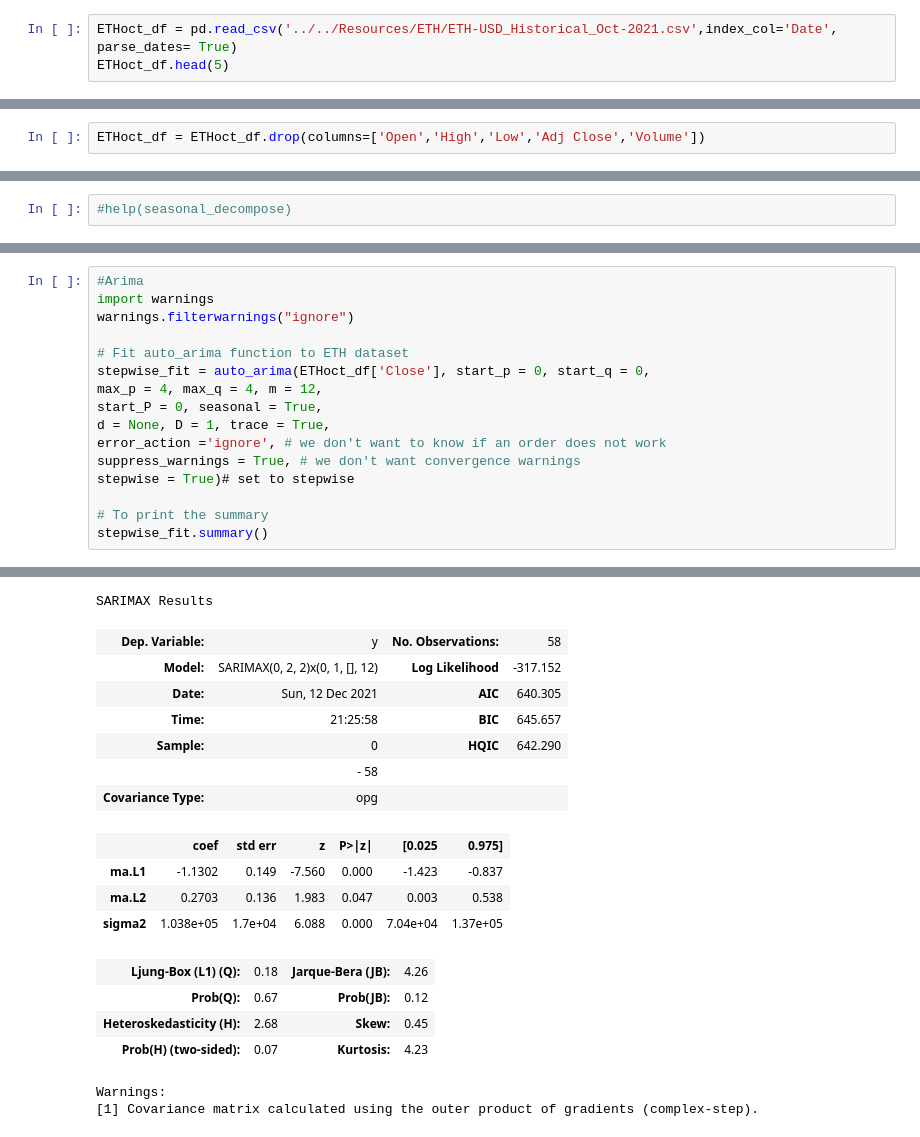
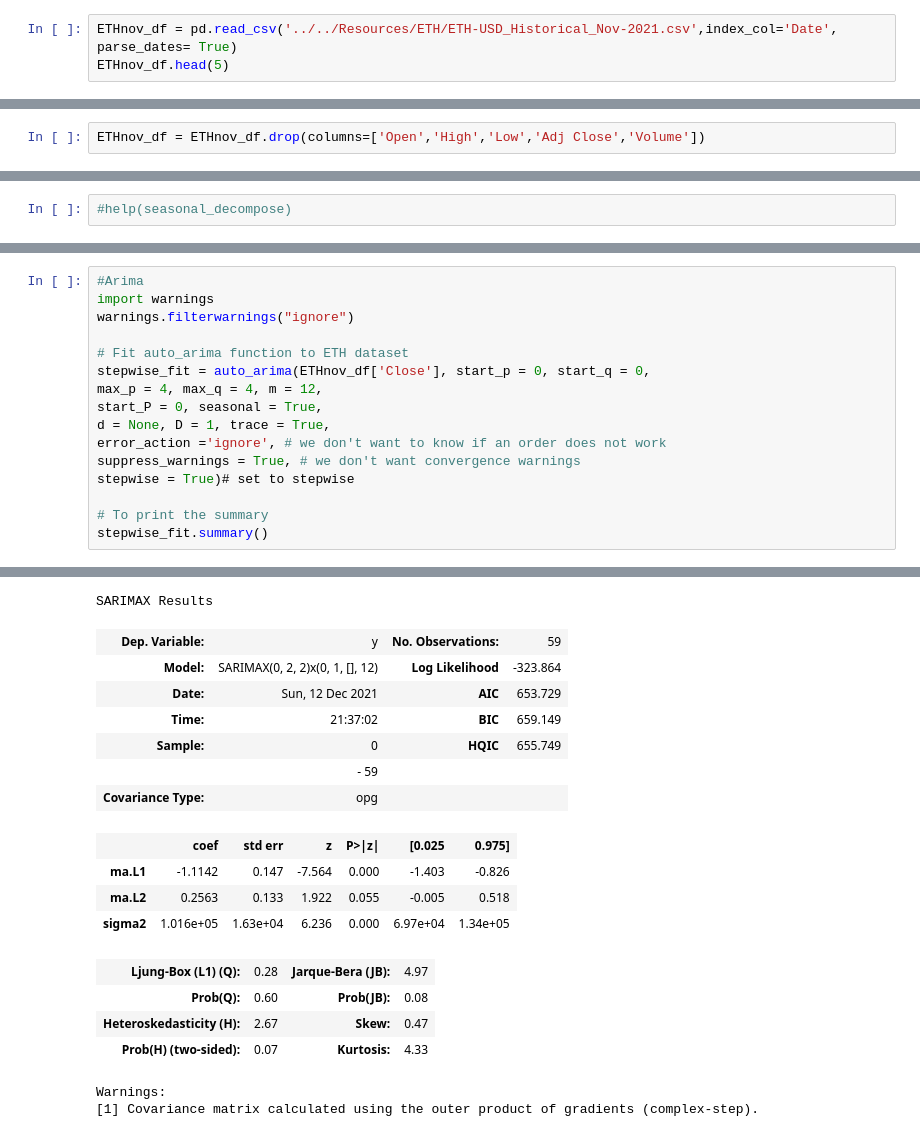
Before and after one commit to dmayo0317/project4, a Jupyter notebook: Notebooks/ETH/ETH_Nov.ipynb, the cells around one changed output, grey strips where cells are left out. Cells and saved outputs as stored; diff of their text form.

```diff
--- a/Notebooks/ETH/ETH_Nov.ipynb
+++ b/Notebooks/ETH/ETH_Nov.ipynb
@@ -15,8 +15,8 @@ import matplotlib.dates as mdates
 from datetime import datetime, timedelta
 import matplotlib.pylab as plt
 # %%
-ETHoct_df = pd.read_csv('../../Resources/ETH/ETH-USD_Historical_Oct-2021.csv',index_col='Date', parse_dates= True)
-ETHoct_df.head(5)
+ETHnov_df = pd.read_csv('../../Resources/ETH/ETH-USD_Historical_Nov-2021.csv',index_col='Date', parse_dates= True)
+ETHnov_df.head(5)
 # %% [output]
 |  | Open | High | Low | Close | Adj Close | Volume |
 | Date |  |  |  |  |  |  |
@@ -36,5 +36,5 @@ Adj Close    float64
 Volume       float64
 dtype: object
 # %%
-ETHoct_df = ETHoct_df.drop(columns=['Open','High','Low','Adj Close','Volume'])
+ETHnov_df = ETHnov_df.drop(columns=['Open','High','Low','Adj Close','Volume'])
 # %%
@@ -72,7 +72,7 @@ import warnings
 warnings.filterwarnings("ignore")
 
 # Fit auto_arima function to ETH dataset
-stepwise_fit = auto_arima(ETHoct_df['Close'], start_p = 0, start_q = 0,
+stepwise_fit = auto_arima(ETHnov_df['Close'], start_p = 0, start_q = 0,
 max_p = 4, max_q = 4, m = 12,
 start_P = 0, seasonal = True,
 d = None, D = 1, trace = True,
@@ -106,19 +103,19 @@ Total fit time: 2.815 seconds
 SARIMAX Results
-| Dep. Variable: | y | No. Observations: | 58 |
-| Model: | SARIMAX(0, 2, 2)x(0, 1, [], 12) | Log Likelihood | -317.152 |
-| Date: | Sun, 12 Dec 2021 | AIC | 640.305 |
-| Time: | 21:25:58 | BIC | 645.657 |
-| Sample: | 0 | HQIC | 642.290 |
-|  | - 58 |  |  |
+| Dep. Variable: | y | No. Observations: | 59 |
+| Model: | SARIMAX(0, 2, 2)x(0, 1, [], 12) | Log Likelihood | -323.864 |
+| Date: | Sun, 12 Dec 2021 | AIC | 653.729 |
+| Time: | 21:37:02 | BIC | 659.149 |
+| Sample: | 0 | HQIC | 655.749 |
+|  | - 59 |  |  |
 | Covariance Type: | opg |  |  |
 |  | coef | std err | z | P>|z| | [0.025 | 0.975] |
-| ma.L1 | -1.1302 | 0.149 | -7.560 | 0.000 | -1.423 | -0.837 |
-| ma.L2 | 0.2703 | 0.136 | 1.983 | 0.047 | 0.003 | 0.538 |
-| sigma2 | 1.038e+05 | 1.7e+04 | 6.088 | 0.000 | 7.04e+04 | 1.37e+05 |
+| ma.L1 | -1.1142 | 0.147 | -7.564 | 0.000 | -1.403 | -0.826 |
+| ma.L2 | 0.2563 | 0.133 | 1.922 | 0.055 | -0.005 | 0.518 |
+| sigma2 | 1.016e+05 | 1.63e+04 | 6.236 | 0.000 | 6.97e+04 | 1.34e+05 |
-| Ljung-Box (L1) (Q): | 0.18 | Jarque-Bera (JB): | 4.26 |
-| Prob(Q): | 0.67 | Prob(JB): | 0.12 |
-| Heteroskedasticity (H): | 2.68 | Skew: | 0.45 |
-| Prob(H) (two-sided): | 0.07 | Kurtosis: | 4.23 |
+| Ljung-Box (L1) (Q): | 0.28 | Jarque-Bera (JB): | 4.97 |
+| Prob(Q): | 0.60 | Prob(JB): | 0.08 |
+| Heteroskedasticity (H): | 2.67 | Skew: | 0.47 |
+| Prob(H) (two-sided): | 0.07 | Kurtosis: | 4.33 |
 Warnings:
 [1] Covariance matrix calculated using the outer product of gradients (complex-step).
 # %%
```
Also changed, not shown: parts of 10 cells of this notebook, 4 other files.
